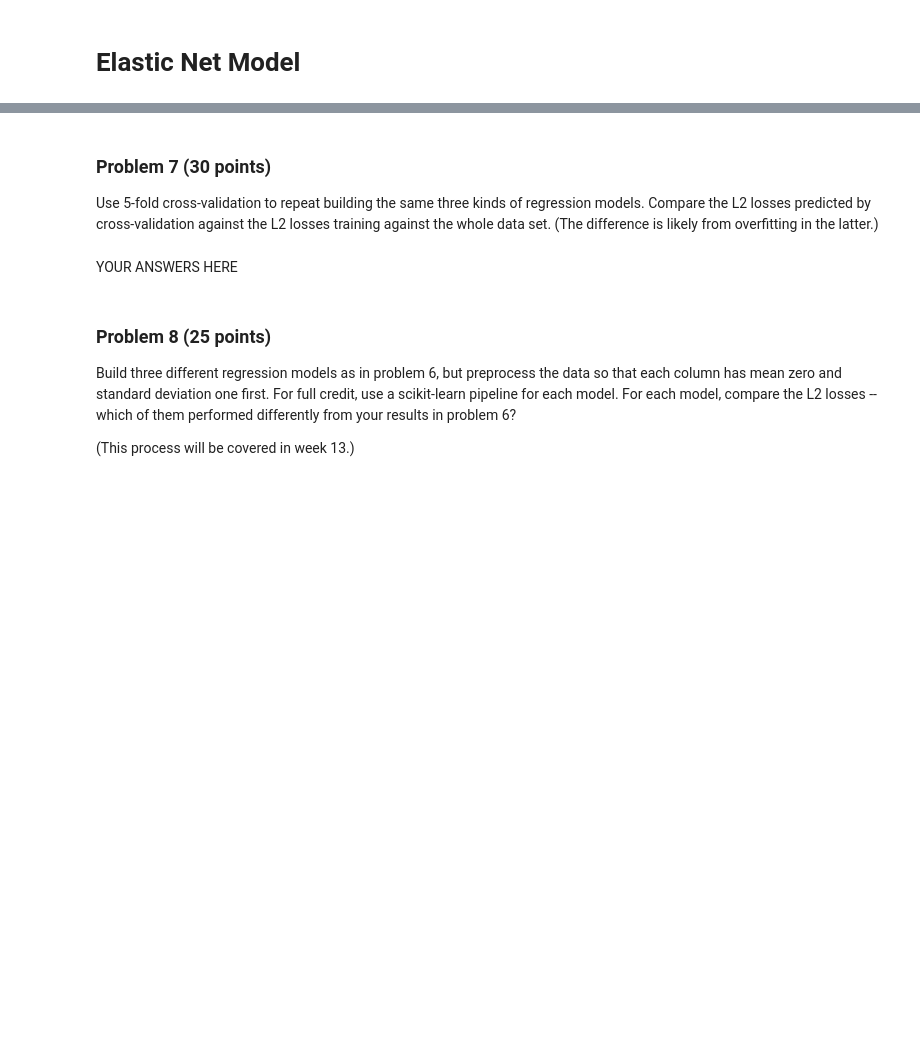
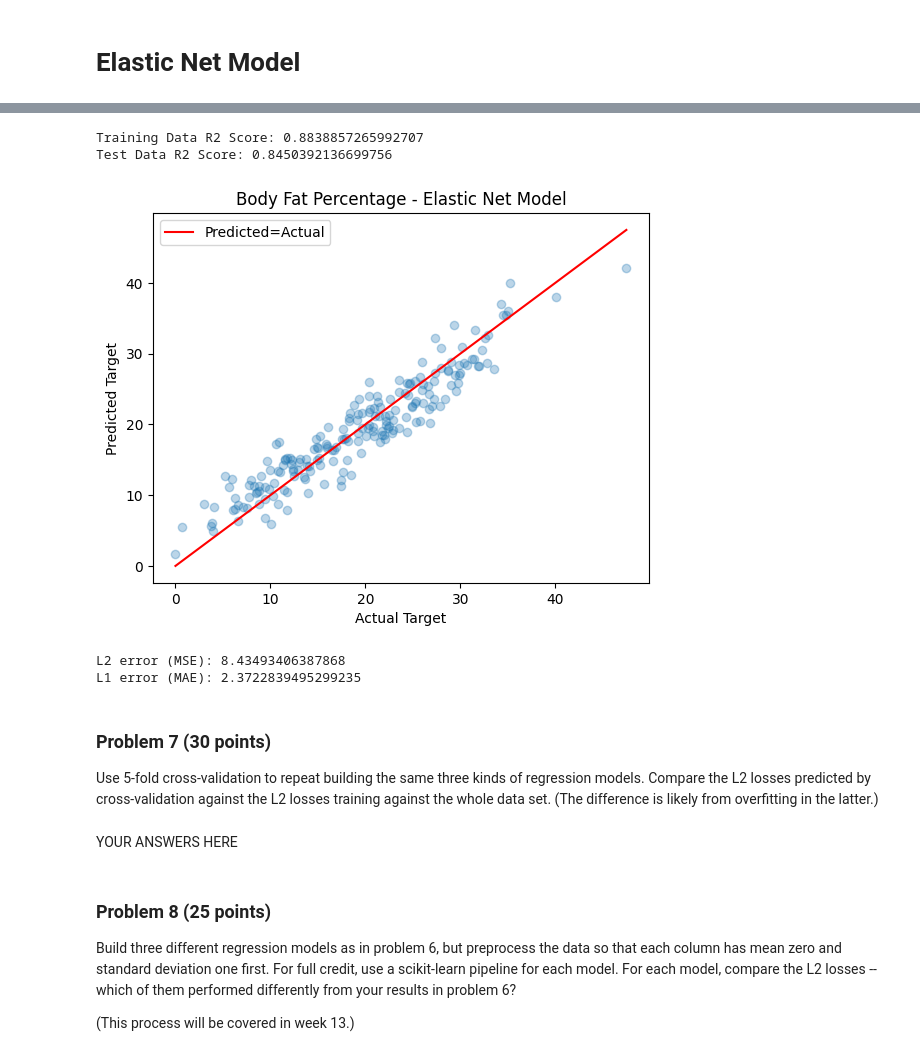
Before and after one commit to aidandig/dx602-final-project, a Jupyter notebook: project.ipynb, the cells around one changed output, grey strips where cells are left out. Saved outputs shown, nothing was run; the diff lists cells and outputs as text; code cells hidden in the pictures; blank space fills up the shorter version.

```diff
--- a/project.ipynb
+++ b/project.ipynb
@@ -446,2 +453,9 @@ L1 error (MAE): 1.8309846675174135
 # %% [markdown]
 # Elastic Net Model
+# %%
+from sklearn.linear_model import ElasticNet
+
+elasticNet = ElasticNet(alpha=0.0005, l1_ratio=0.65)
+elasticNet.fit(X_train, y_train)
+
+y_pred_EN = elasticNet.predict(X_train)
@@ -448,3 +469,32 @@ L1 error (MAE): 1.8309846675174135
+# %%
+plt.scatter(y_train, y_pred_EN, alpha=0.3)
+plt.xlabel("Actual Target")
+plt.ylabel("Predicted Target")
+plt.title("Body Fat Percentage - Elastic Net Model")
+
+# Ideal fit line for Elastic Net
+min_EN = min(y_train.min(), y_pred_EN.min())
+max_EN = max(y_train.max(), y_pred_EN.max())
+ideal_line = [min_EN, max_EN]
+
+plt.plot(ideal_line, ideal_line, color='red', label='Predicted=Actual')
+plt.legend()
+
+print(f"Training Data R2 Score: {elasticNet.score(X_train, y_train)}")
+print(f"Test Data R2 Score: {elasticNet.score(X_test, y_test)}")
+# %% [output]
+Training Data R2 Score: 0.8838857265992707
+Test Data R2 Score: 0.8450392136699756
+[figure, added]
+# %%
+L2_error = mean_squared_error(y_train, y_pred_EN)
+L1_error = mean_absolute_error(y_train, y_pred_EN)
+
+print(f"L2 error (MSE): {L2_error}")
+print(f"L1 error (MAE): {L1_error}")
+# %% [output]
+L2 error (MSE): 8.43493406387868
+L1 error (MAE): 2.3722839495299235
 # %% [markdown]
 ### Problem 7 (30 points)
 
```
Also changed, not shown: parts of 6 cells of this notebook.
